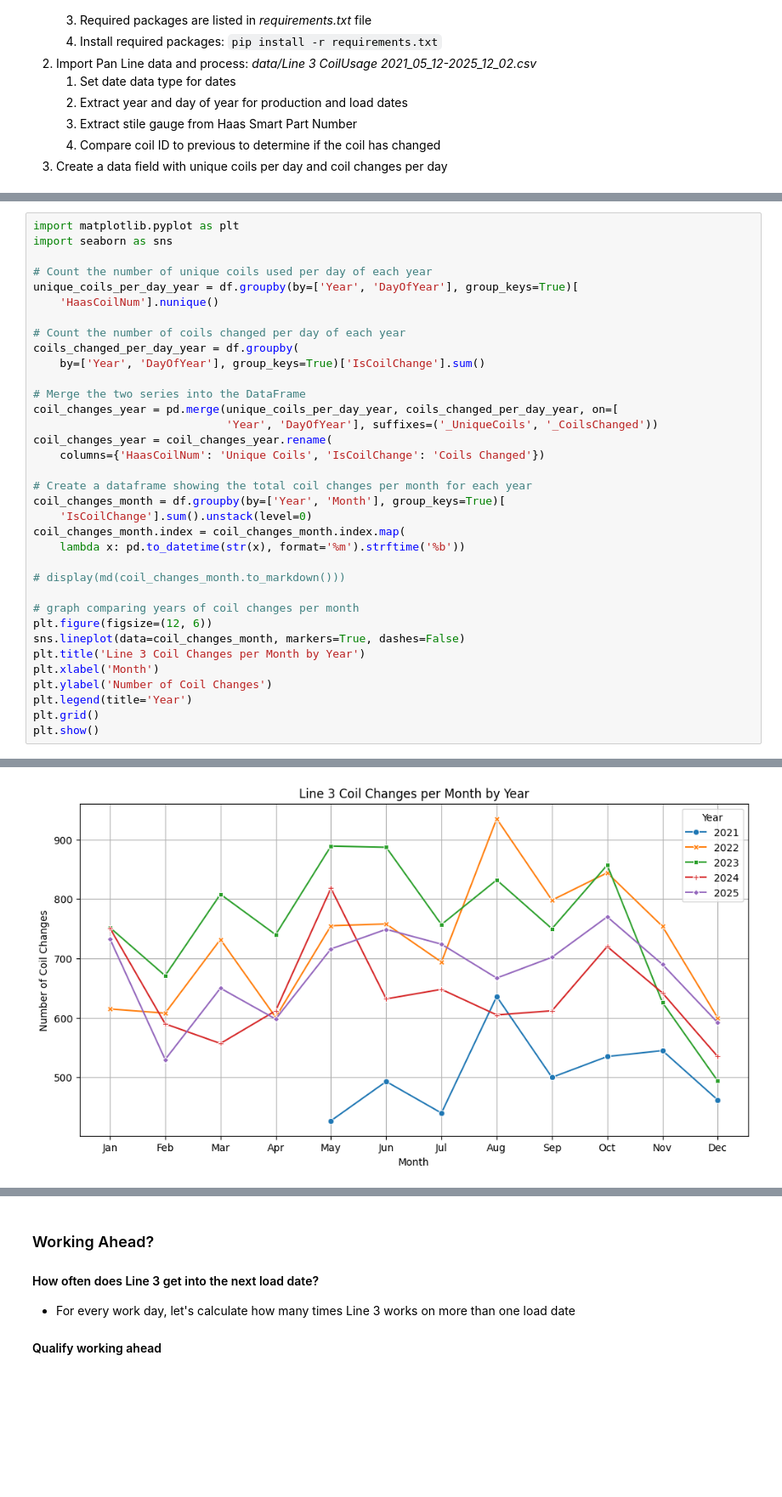
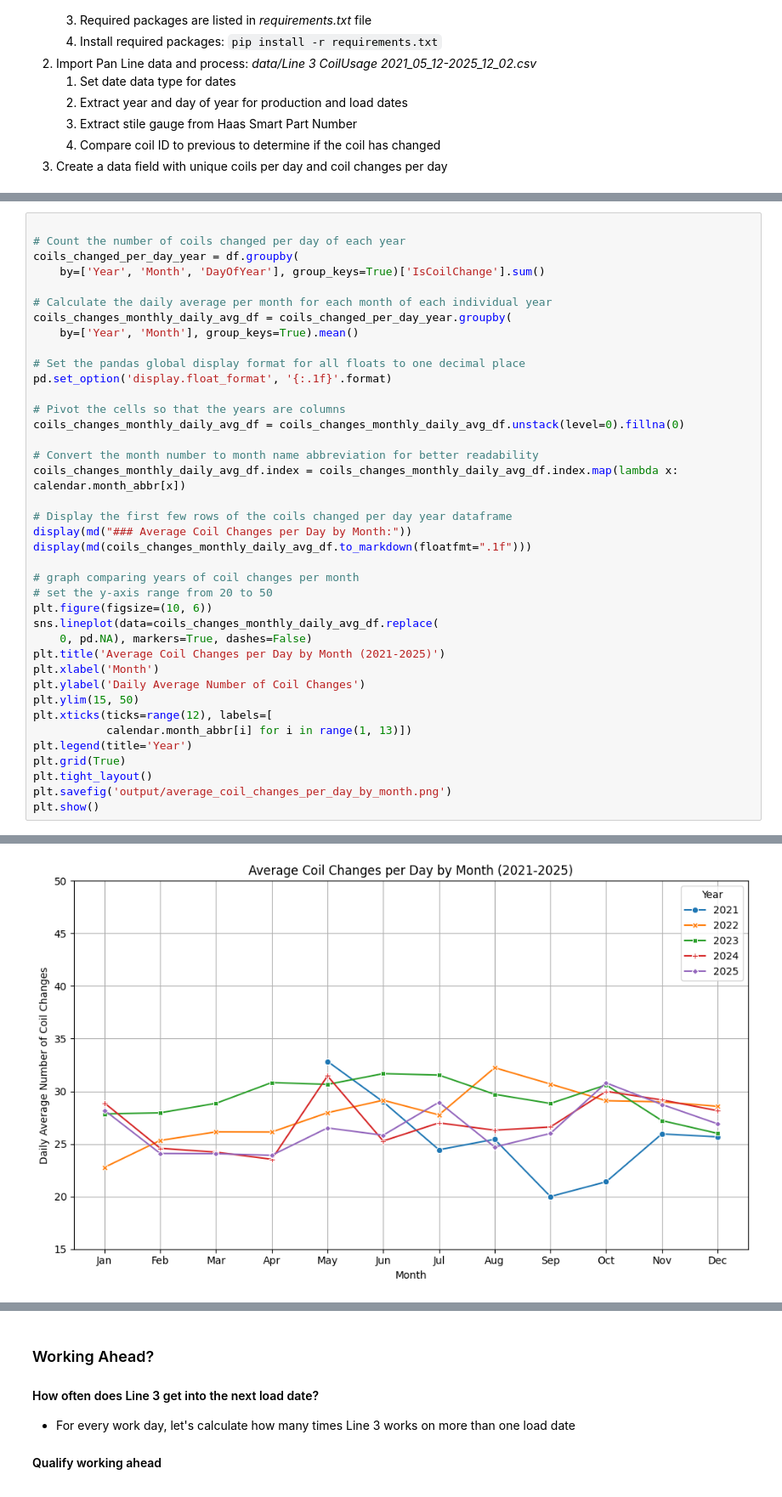
Before and after one commit to mattrupp/pan-coil-change-analysis, a Jupyter notebook: pan-coil-change-analysis.ipynb, the cells around one changed output, grey strips where cells are left out. Shown at 85% size. Cells and saved outputs as stored; diff of their text form; blank space fills up the shorter version.

```diff
--- a/pan-coil-change-analysis.ipynb
+++ b/pan-coil-change-analysis.ipynb
@@ -100,38 +193,42 @@ There are 1072558 pan sections across 5 years. Below is a table of the first fiv
 #### Potential issues
 - In some cases Line 3 completes the sections for a given load date and starts working on another load date. When this happens a coil could be reloaded which would add coil changes to a work day making it seem less efficient.
 # %%
-import matplotlib.pyplot as plt
-import seaborn as sns
-
-# Count the number of unique coils used per day of each year
-unique_coils_per_day_year = df.groupby(by=['Year', 'DayOfYear'], group_keys=True)[
-    'HaasCoilNum'].nunique()
 
 # Count the number of coils changed per day of each year
 coils_changed_per_day_year = df.groupby(
-    by=['Year', 'DayOfYear'], group_keys=True)['IsCoilChange'].sum()
+    by=['Year', 'Month', 'DayOfYear'], group_keys=True)['IsCoilChange'].sum()
 
-# Merge the two series into the DataFrame
-coil_changes_year = pd.merge(unique_coils_per_day_year, coils_changed_per_day_year, on=[
-                             'Year', 'DayOfYear'], suffixes=('_UniqueCoils', '_CoilsChanged'))
-coil_changes_year = coil_changes_year.rename(
-    columns={'HaasCoilNum': 'Unique Coils', 'IsCoilChange': 'Coils Changed'})
+# Calculate the daily average per month for each month of each individual year
+coils_changes_monthly_daily_avg_df = coils_changed_per_day_year.groupby(
+    by=['Year', 'Month'], group_keys=True).mean()
 
-# Create a dataframe showing the total coil changes per month for each year
-coil_changes_month = df.groupby(by=['Year', 'Month'], group_keys=True)[
-    'IsCoilChange'].sum().unstack(level=0)
-coil_changes_month.index = coil_changes_month.index.map(
-    lambda x: pd.to_datetime(str(x), format='%m').strftime('%b'))
+# Set the pandas global display format for all floats to one decimal place
+pd.set_option('display.float_format', '{:.1f}'.format)
 
-# display(md(coil_changes_month.to_markdown()))
+# Pivot the cells so that the years are columns
+coils_changes_monthly_daily_avg_df = coils_changes_monthly_daily_avg_df.unstack(level=0).fillna(0)
+
+# Convert the month number to month name abbreviation for better readability
+coils_changes_monthly_daily_avg_df.index = coils_changes_monthly_daily_avg_df.index.map(lambda x: calendar.month_abbr[x])
+
+# Display the first few rows of the coils changed per day year dataframe
+display(md("### Average Coil Changes per Day by Month:"))
+display(md(coils_changes_monthly_daily_avg_df.to_markdown(floatfmt=".1f")))
 
 # graph comparing years of coil changes per month
-plt.figure(figsize=(12, 6))
-sns.lineplot(data=coil_changes_month, markers=True, dashes=False)
-plt.title('Line 3 Coil Changes per Month by Year')
+# set the y-axis range from 20 to 50
+plt.figure(figsize=(10, 6))
+sns.lineplot(data=coils_changes_monthly_daily_avg_df.replace(
+    0, pd.NA), markers=True, dashes=False)
+plt.title('Average Coil Changes per Day by Month (2021-2025)')
 plt.xlabel('Month')
-plt.ylabel('Number of Coil Changes')
+plt.ylabel('Daily Average Number of Coil Changes')
+plt.ylim(15, 50)
+plt.xticks(ticks=range(12), labels=[
+           calendar.month_abbr[i] for i in range(1, 13)])
 plt.legend(title='Year')
-plt.grid()
+plt.grid(True)
+plt.tight_layout()
+plt.savefig('output/average_coil_changes_per_day_by_month.png')
 plt.show()
 # %% [output]
@@ -138 +250 @@ plt.show()
-[figure, old version]
+[figure, new version]
```
Also changed, not shown: parts of 17 cells of this notebook.
